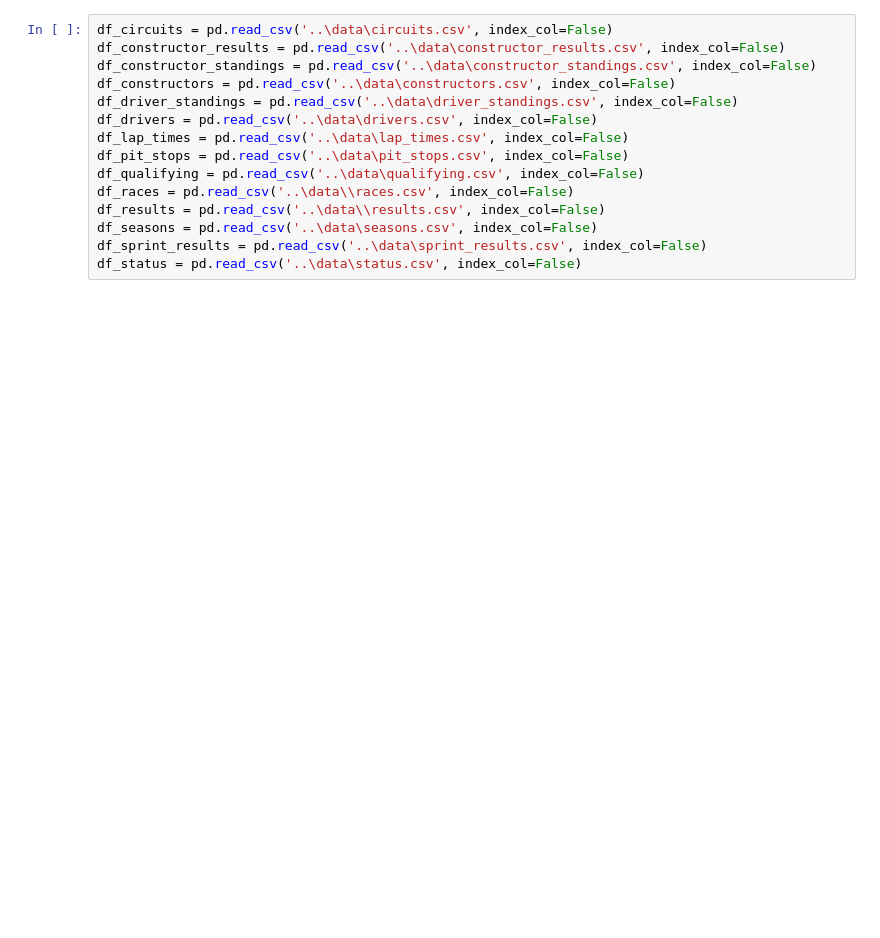
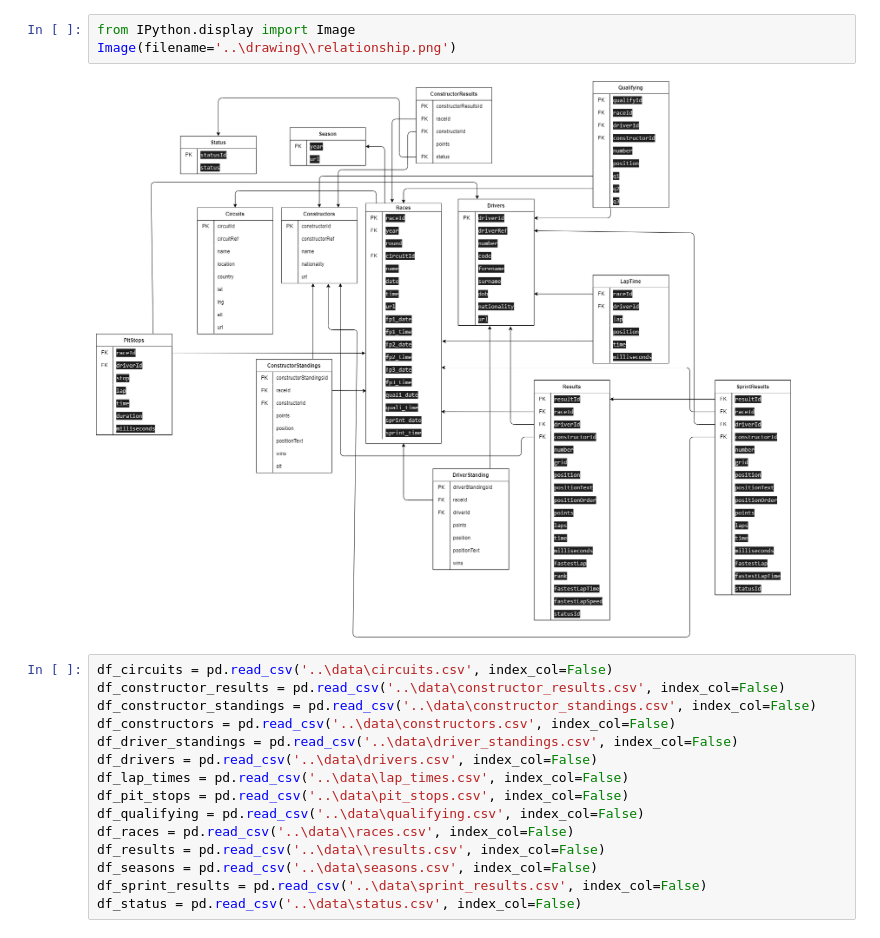
Before and after one commit to vanzei/F1_data, a Jupyter notebook: code/notebook1.ipynb, the cells around one changed output. Cells and saved outputs as stored; diff of their text form; blank space fills up the shorter version.

```diff
--- a/code/notebook1.ipynb
+++ b/code/notebook1.ipynb
@@ -19,3 +7,8 @@ import plotly
+# %%
+from IPython.display import Image
+Image(filename='..\drawing\\relationship.png')
+# %% [output]
+[figure, added]
 # %%
 df_circuits = pd.read_csv('..\data\circuits.csv', index_col=False)
 df_constructor_results = pd.read_csv('..\data\constructor_results.csv', index_col=False)
```
Also changed, not shown: parts of 8 cells of this notebook.
